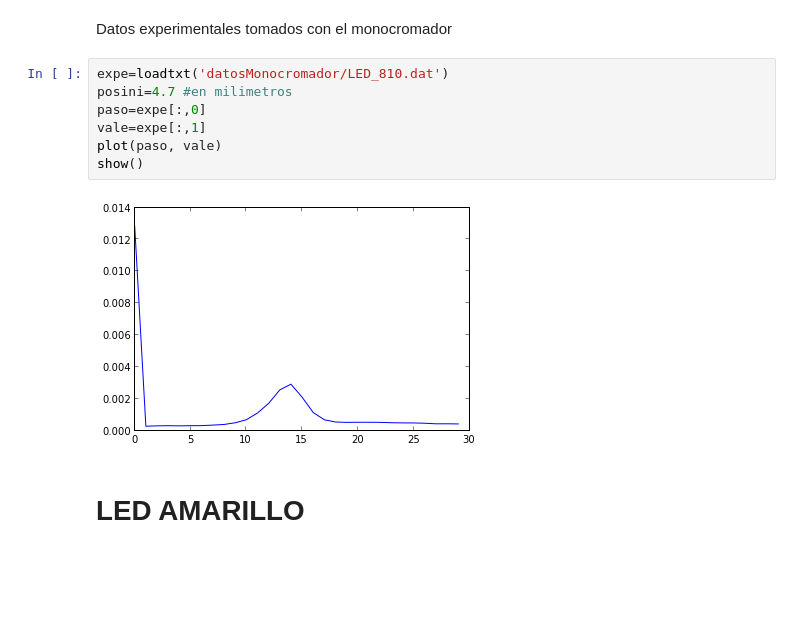
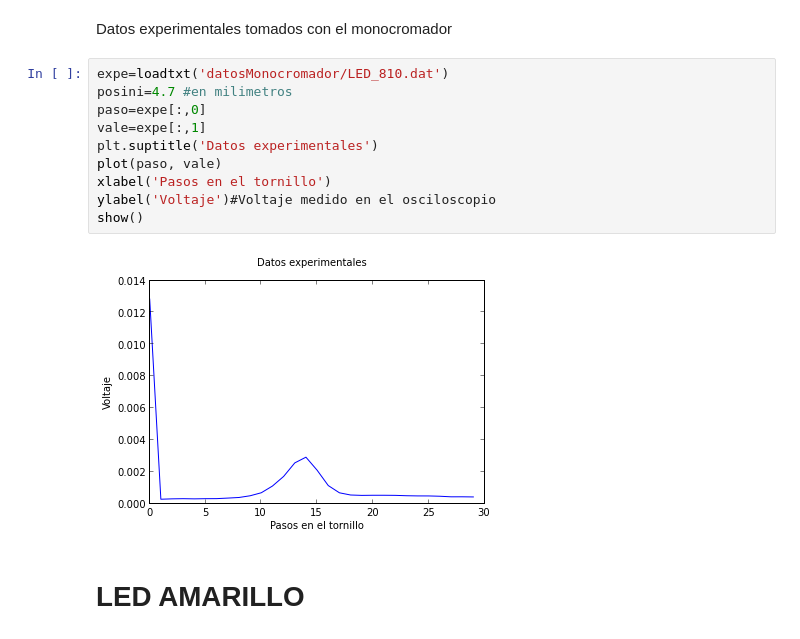
Before and after one commit to CristinaNavarrete/LabIntermedio, a Jupyter notebook: calculoslambdaLABINTER.ipynb, the cells around one changed output. Drawn from its saved outputs; the diff is of its cells as text; blank space fills up the shorter version.

```diff
--- a/calculoslambdaLABINTER.ipynb
+++ b/calculoslambdaLABINTER.ipynb
@@ -115,12 +128,15 @@ Datos experimentales tomados con el monocromador
 # %%
 expe=loadtxt('datosMonocromador/LED_810.dat')
 posini=4.7 #en milimetros
 paso=expe[:,0]
 vale=expe[:,1]
+plt.suptitle('Datos experimentales')
 plot(paso, vale)
+xlabel('Pasos en el tornillo')
+ylabel('Voltaje')#Voltaje medido en el osciloscopio
 show()
 # %% [output]
-[figure, old version]
+[figure, new version]
 # %% [markdown]
 # LED AMARILLO
 # %%
```
Also changed, not shown: parts of 9 cells of this notebook, 5 other files.
